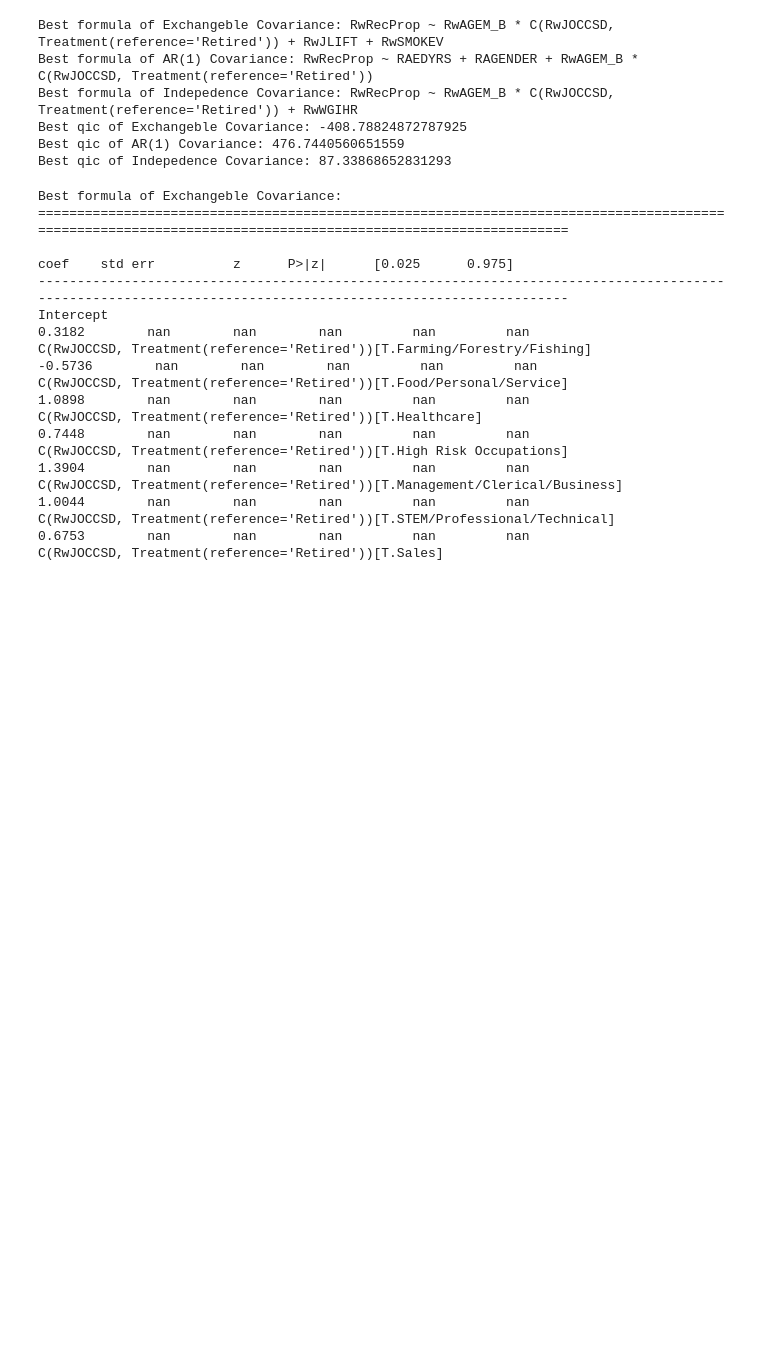
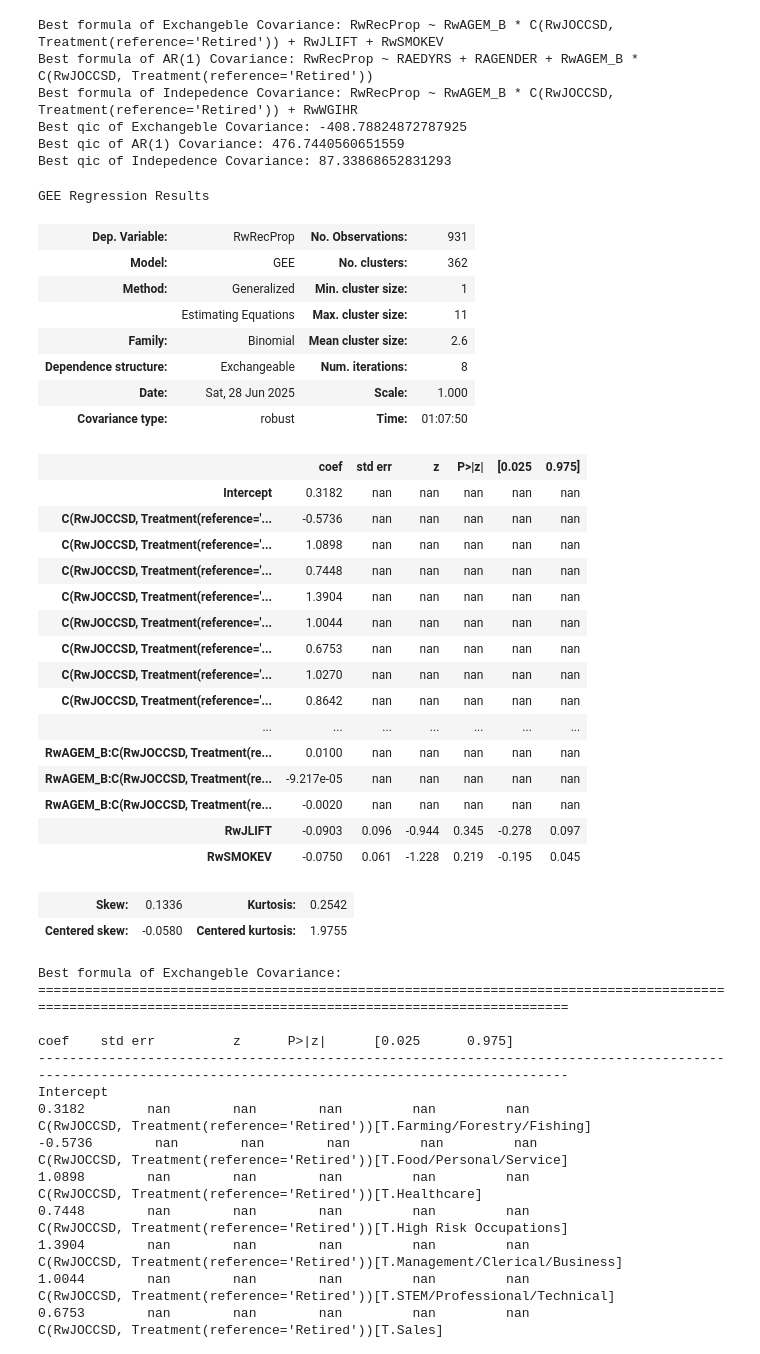
Before and after one commit to Owen-Darkhorse/Inter-Univer-Health-Data, a Jupyter notebook: Code/250624-GEE.ipynb, the cells around one changed output. Cells and saved outputs as stored; diff of their text form; code cells hidden in the pictures; blank space fills up the shorter version.

Commit message:
Running the final modelling code

```diff
--- a/Code/250624-GEE.ipynb
+++ b/Code/250624-GEE.ipynb
@@ -3,15 +3,27 @@ import statsmodels.api as sm
 import statsmodels.formula.api as smf
 import pandas as pd
 import numpy as np
+from sklearn.model_selection import GroupShuffleSplit
 
 hrsWave = pd.read_csv("../Data/hrsWaveCleaned.csv")
 
-n = 1000
-hhidpn = np.random.choice(hrsWave["HHIDPN"].unique(), size = n)
-idx = hrsWave["HHIDPN"].isin(hhidpn)
-df = hrsWave.loc[idx, :]
+# n = 1000
+# hhidpn = np.random.choice(hrsWave["HHIDPN"].unique(), size = n)
+# idx = hrsWave["HHIDPN"].isin(hhidpn)
+# df = hrsWave.loc[idx, :]
 
-n_trials = 20
+gss = GroupShuffleSplit(n_splits=2, test_size = 0.3)
+groupVar = hrsWave["HHIDPN"]
+# gss.split(X = hrsWave, groups=groupVar)
+shuffle_1, shuffle_2 = gss.split(X = hrsWave, groups=groupVar)
+trainIndex, testIndex = shuffle_1
+print(trainIndex)
+print(testIndex)
+
+## Subset Training and Test Set
+df = hrsWave.iloc[trainIndex, :]
+testSet = hrsWave.iloc[testIndex, :]
+
 # 1. Define the Binomial family and logit link
 # The `Binomial` family in statsmodels assumes endog is proportions (e.g., successes/n_trials)
 # or a 2-column array where col 0 is successes and col 1 is failures.
@@ -21,5 +33,7 @@ n_trials = 20
 # Create a 2-column array for endog if using the formula API with a non-standard endog
 # For GEE with Binomial, endog usually expects a proportion (successes/n_trials) or a (successes, total_trials) tuple/array
 # If using `smf.gee`, it's often more straightforward to define `endog` as proportion.
+n_trials = 20
 df['RwRecProp'] = df['RwTR20'] / n_trials
+testSet['RwRecProp'] = testSet['RwTR20'] / n_trials
 # %% [output]
@@ -275,6 +302,36 @@ Best formula of Indepedence Covariance: RwRecProp ~ RwAGEM_B * C(RwJOCCSD, Treat
 Best qic of Exchangeble Covariance: -408.78824872787925
 Best qic of AR(1) Covariance: 476.7440560651559
 Best qic of Indepedence Covariance: 87.33868652831293
+# %%
+bestExchResult.summary()
+# %% [output]
+GEE Regression Results
+| Dep. Variable: | RwRecProp | No. Observations: | 931 |
+| Model: | GEE | No. clusters: | 362 |
+| Method: | Generalized | Min. cluster size: | 1 |
+|  | Estimating Equations | Max. cluster size: | 11 |
+| Family: | Binomial | Mean cluster size: | 2.6 |
+| Dependence structure: | Exchangeable | Num. iterations: | 8 |
+| Date: | Sat, 28 Jun 2025 | Scale: | 1.000 |
+| Covariance type: | robust | Time: | 01:07:50 |
+|  | coef | std err | z | P>|z| | [0.025 | 0.975] |
+| Intercept | 0.3182 | nan | nan | nan | nan | nan |
+| C(RwJOCCSD, Treatment(reference='... | -0.5736 | nan | nan | nan | nan | nan |
+| C(RwJOCCSD, Treatment(reference='... | 1.0898 | nan | nan | nan | nan | nan |
+| C(RwJOCCSD, Treatment(reference='... | 0.7448 | nan | nan | nan | nan | nan |
+| C(RwJOCCSD, Treatment(reference='... | 1.3904 | nan | nan | nan | nan | nan |
+| C(RwJOCCSD, Treatment(reference='... | 1.0044 | nan | nan | nan | nan | nan |
+| C(RwJOCCSD, Treatment(reference='... | 0.6753 | nan | nan | nan | nan | nan |
+| C(RwJOCCSD, Treatment(reference='... | 1.0270 | nan | nan | nan | nan | nan |
+| C(RwJOCCSD, Treatment(reference='... | 0.8642 | nan | nan | nan | nan | nan |
+| ... | ... | ... | ... | ... | ... | ... |
+| RwAGEM_B:C(RwJOCCSD, Treatment(re... | 0.0100 | nan | nan | nan | nan | nan |
+| RwAGEM_B:C(RwJOCCSD, Treatment(re... | -9.217e-05 | nan | nan | nan | nan | nan |
+| RwAGEM_B:C(RwJOCCSD, Treatment(re... | -0.0020 | nan | nan | nan | nan | nan |
+| RwJLIFT | -0.0903 | 0.096 | -0.944 | 0.345 | -0.278 | 0.097 |
+| RwSMOKEV | -0.0750 | 0.061 | -1.228 | 0.219 | -0.195 | 0.045 |
+| Skew: | 0.1336 | Kurtosis: | 0.2542 |
+| Centered skew: | -0.0580 | Centered kurtosis: | 1.9755 |
 # %%
 print("Best formula of Exchangeble Covariance:", bestExchResult.summary().tables[1])
 print("Best formula of AR(1) Covariance:", bestARResult.summary().tables[1])
```
Also changed, not shown: parts of 7 cells of this notebook.
